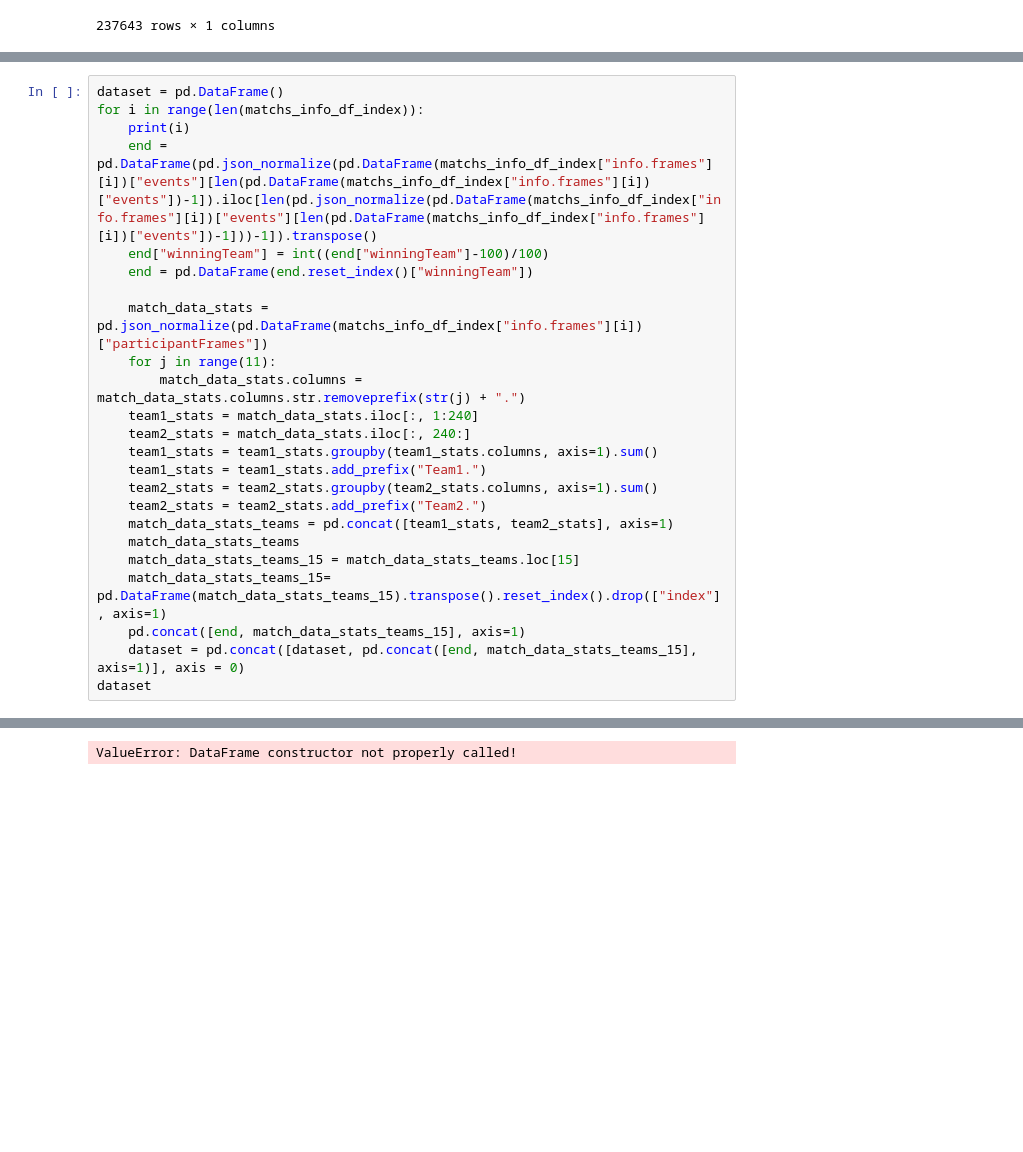
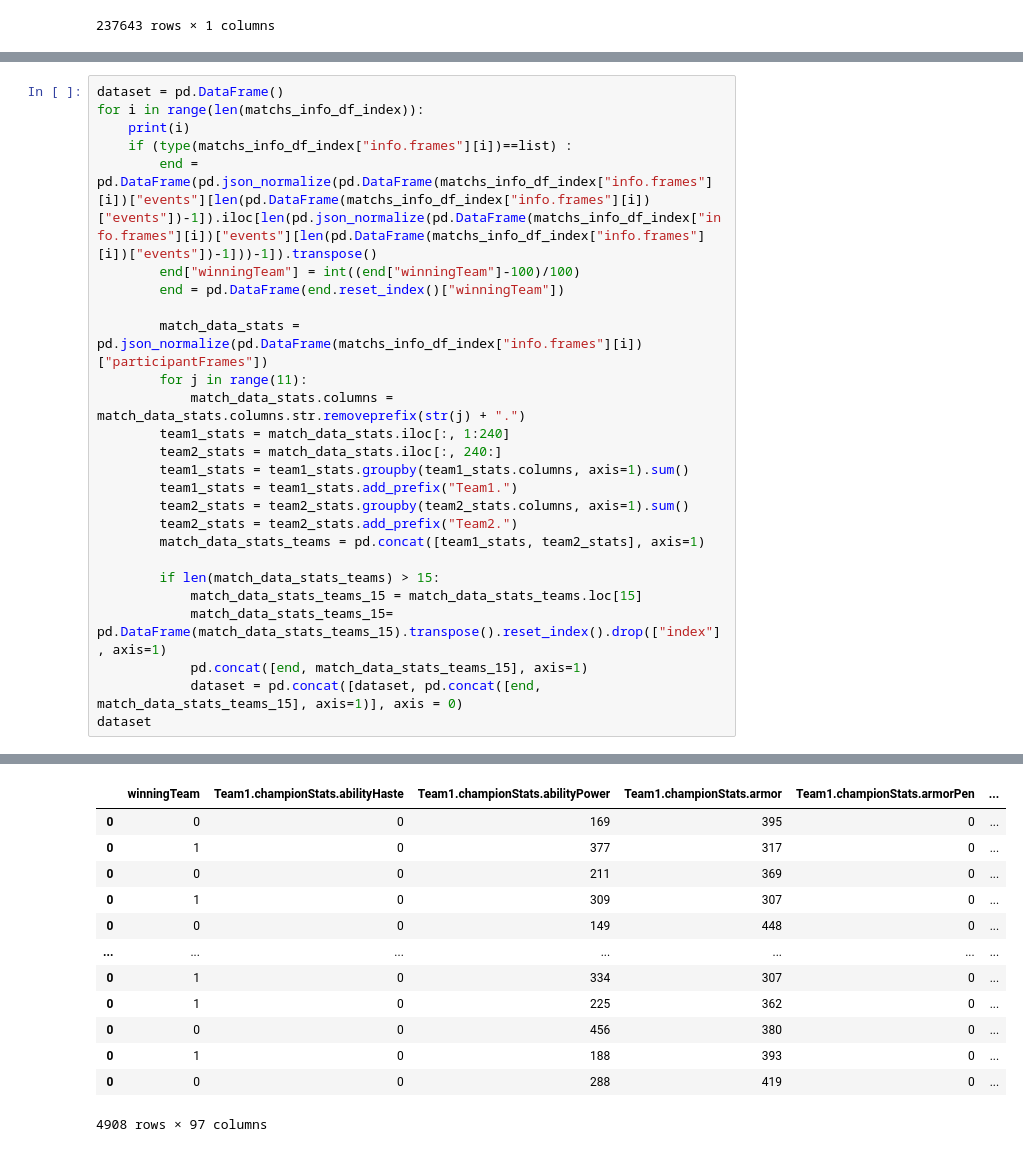
Before and after one commit to Slylio/projetLol, a Jupyter notebook: api_process.ipynb, the cells around one changed output, grey strips where cells are left out. Cells and saved outputs as stored; diff of their text form; blank space fills up the shorter version.

Commit message:
tuning, new dataset

```diff
--- a/api_process.ipynb
+++ b/api_process.ipynb
@@ -290,25 +300,27 @@ NameError: name 'df_matchs_info1' is not defined
 dataset = pd.DataFrame()
 for i in range(len(matchs_info_df_index)):
     print(i)
-    end = pd.DataFrame(pd.json_normalize(pd.DataFrame(matchs_info_df_index["info.frames"][i])["events"][len(pd.DataFrame(matchs_info_df_index["info.frames"][i])["events"])-1]).iloc[len(pd.json_normalize(pd.DataFrame(matchs_info_df_index["info.frames"][i])["events"][len(pd.DataFrame(matchs_info_df_index["info.frames"][i])["events"])-1]))-1]).transpose()
-    end["winningTeam"] = int((end["winningTeam"]-100)/100)
-    end = pd.DataFrame(end.reset_index()["winningTeam"])
+    if (type(matchs_info_df_index["info.frames"][i])==list) :
+        end = pd.DataFrame(pd.json_normalize(pd.DataFrame(matchs_info_df_index["info.frames"][i])["events"][len(pd.DataFrame(matchs_info_df_index["info.frames"][i])["events"])-1]).iloc[len(pd.json_normalize(pd.DataFrame(matchs_info_df_index["info.frames"][i])["events"][len(pd.DataFrame(matchs_info_df_index["info.frames"][i])["events"])-1]))-1]).transpose()
+        end["winningTeam"] = int((end["winningTeam"]-100)/100)
+        end = pd.DataFrame(end.reset_index()["winningTeam"])
 
-    match_data_stats = pd.json_normalize(pd.DataFrame(matchs_info_df_index["info.frames"][i])["participantFrames"])
-    for j in range(11):
-        match_data_stats.columns = match_data_stats.columns.str.removeprefix(str(j) + ".")
-    team1_stats = match_data_stats.iloc[:, 1:240]
-    team2_stats = match_data_stats.iloc[:, 240:]
-    team1_stats = team1_stats.groupby(team1_stats.columns, axis=1).sum()
-    team1_stats = team1_stats.add_prefix("Team1.")
-    team2_stats = team2_stats.groupby(team2_stats.columns, axis=1).sum()
-    team2_stats = team2_stats.add_prefix("Team2.")
-    match_data_stats_teams = pd.concat([team1_stats, team2_stats], axis=1)
-    match_data_stats_teams
-    match_data_stats_teams_15 = match_data_stats_teams.loc[15]
-    match_data_stats_teams_15= pd.DataFrame(match_data_stats_teams_15).transpose().reset_index().drop(["index"], axis=1)
-    pd.concat([end, match_data_stats_teams_15], axis=1)
-    dataset = pd.concat([dataset, pd.concat([end, match_data_stats_teams_15], axis=1)], axis = 0)
+        match_data_stats = pd.json_normalize(pd.DataFrame(matchs_info_df_index["info.frames"][i])["participantFrames"])
+        for j in range(11):
+            match_data_stats.columns = match_data_stats.columns.str.removeprefix(str(j) + ".")
+        team1_stats = match_data_stats.iloc[:, 1:240]
+        team2_stats = match_data_stats.iloc[:, 240:]
+        team1_stats = team1_stats.groupby(team1_stats.columns, axis=1).sum()
+        team1_stats = team1_stats.add_prefix("Team1.")
+        team2_stats = team2_stats.groupby(team2_stats.columns, axis=1).sum()
+        team2_stats = team2_stats.add_prefix("Team2.")
+        match_data_stats_teams = pd.concat([team1_stats, team2_stats], axis=1)
+
+        if len(match_data_stats_teams) > 15:
+            match_data_stats_teams_15 = match_data_stats_teams.loc[15]
+            match_data_stats_teams_15= pd.DataFrame(match_data_stats_teams_15).transpose().reset_index().drop(["index"], axis=1)
+            pd.concat([end, match_data_stats_teams_15], axis=1)
+            dataset = pd.concat([dataset, pd.concat([end, match_data_stats_teams_15], axis=1)], axis = 0)
 dataset
 # %% [output]
 0
@@ -331 +343,13 @@ dataset
+|  | winningTeam | Team1.championStats.abilityHaste | Team1.championStats.abilityPower | Team1.championStats.armor | Team1.championStats.armorPen | ... |
+| 0 | 0 | 0 | 169 | 395 | 0 | ... |
+| 0 | 1 | 0 | 377 | 317 | 0 | ... |
+| 0 | 0 | 0 | 211 | 369 | 0 | ... |
+| 0 | 1 | 0 | 309 | 307 | 0 | ... |
+| 0 | 0 | 0 | 149 | 448 | 0 | ... |
+| ... | ... | ... | ... | ... | ... | ... |
+| 0 | 1 | 0 | 334 | 307 | 0 | ... |
+| 0 | 1 | 0 | 225 | 362 | 0 | ... |
+| 0 | 0 | 0 | 456 | 380 | 0 | ... |
+| 0 | 1 | 0 | 188 | 393 | 0 | ... |
+| 0 | 0 | 0 | 288 | 419 | 0 | ... |
-ValueError: DataFrame constructor not properly called!
+4908 rows × 97 columns
```
Also changed, not shown: parts of 11 cells of this notebook, 6 other files.
